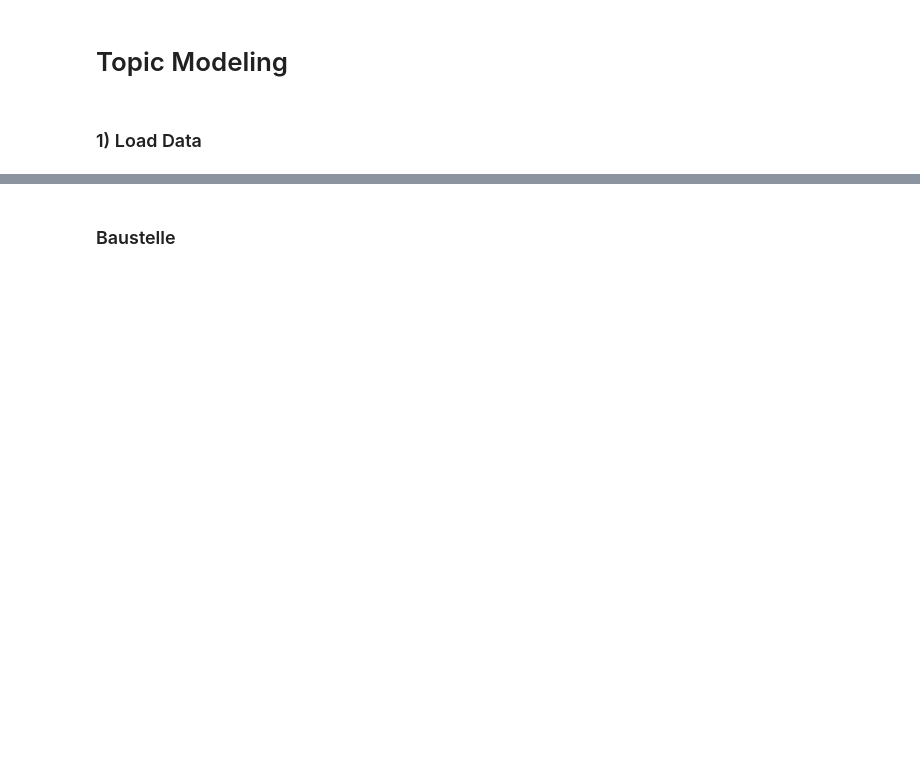
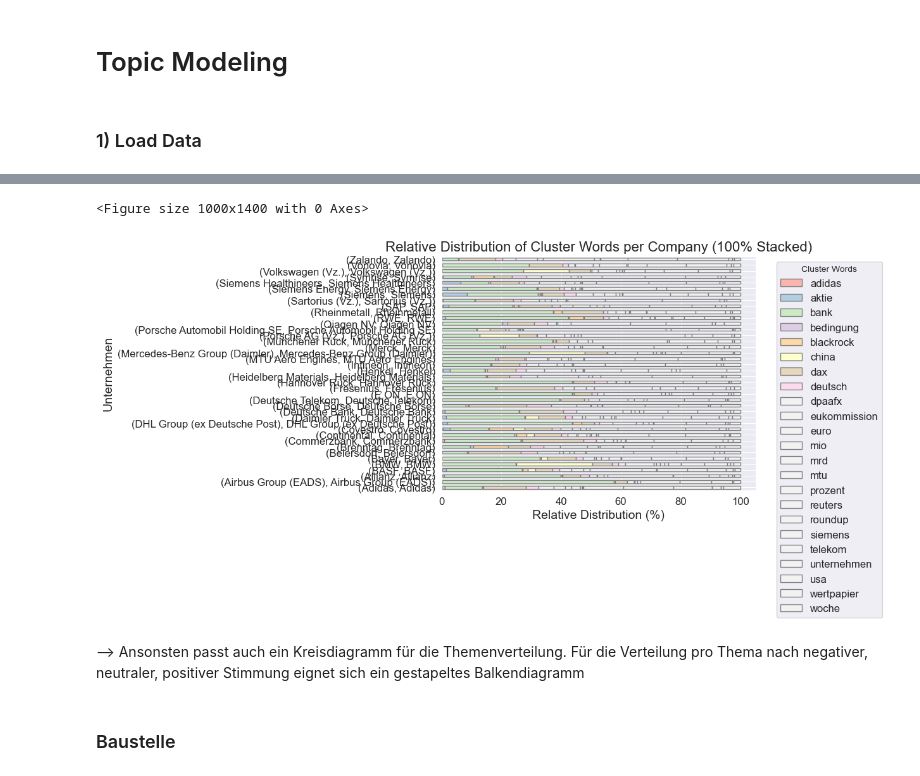
Before and after one commit to M-Mcknsn/NAK-Text-Analytics, a Jupyter notebook: src/topic_modeling.ipynb, the cells around one changed output, grey strips where cells are left out. Cells and saved outputs as stored; diff of their text form; code cells hidden in the pictures; blank space fills up the shorter version.

```diff
--- a/src/topic_modeling.ipynb
+++ b/src/topic_modeling.ipynb
@@ -105,0 +141,8 @@ df.to_excel('data//transfer//topic_modeling_v1.xlsx', index=False)
+# %%
+# Create topic-clusters with kMeans
+num_clusters = 25
+km = KMeans(n_clusters=num_clusters, random_state=1)
+km.fit(tfidf_matrix)
+
+# Predict cluster for each text
+texte_cluster = km.predict(tfidf_matrix)
@@ -106,3 +191,28 @@ df.to_excel('data//transfer//topic_modeling_v1.xlsx', index=False)
+# %%
+cluster_relative_counts = df.groupby(['Unternehmen', 'cluster_words']).size().groupby(level=0).apply(lambda x: x / x.sum() * 100).unstack()
+
+# Erstellen Sie ein gestapeltes horizontales Balkendiagramm für die prozentuelle Verteilung
+plt.figure(figsize=(10, 14))
+
+# Verwenden Sie eine helle Farbpalette für die Balken
+colors = plt.cm.get_cmap('Pastel1')(range(len(cluster_relative_counts.columns)))
+
+# Erstellen Sie das gestapelte horizontale Balkendiagramm
+cluster_relative_counts.plot(kind='barh', stacked=True, color=colors, edgecolor='grey')
+
+plt.ylabel('Unternehmen', fontsize=14)
+plt.xlabel('Relative Distribution (%)', fontsize=14)
+plt.title('Relative Distribution of Cluster Words per Company (100% Stacked)', fontsize=16)
+plt.xticks(fontsize=12)
+plt.yticks(fontsize=12)
+plt.legend(title='Cluster Words', fontsize=12, bbox_to_anchor=(1.05, 1), loc='upper left')
+plt.tight_layout()
+plt.show()
+# %% [output]
+<Figure size 1000x1400 with 0 Axes>
+[figure, added]
+# %% [markdown]
+--> Ansonsten passt auch ein Kreisdiagramm für die Themenverteilung. Für die Verteilung pro Thema nach negativer, neutraler, positiver Stimmung eignet sich ein gestapeltes Balkendiagramm
 # %% [markdown]
 ### Baustelle
 # %%
```
Also changed, not shown: parts of 17 cells of this notebook, 3 other files.
